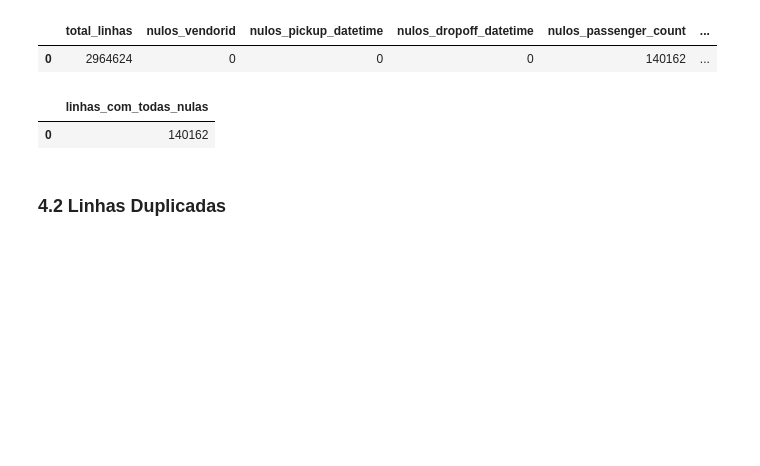
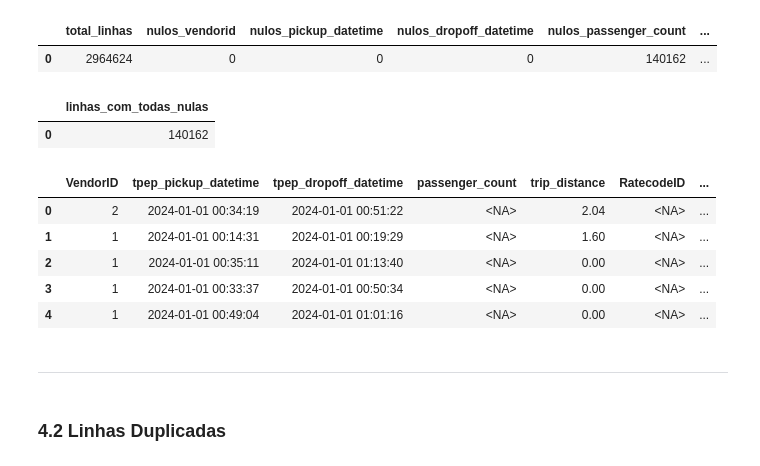
Before and after one commit to JohnnyFRL/led_taxi_elt, a Jupyter notebook: ipynb/elt_nyc_taxi.ipynb, the cells around one changed output. Saved outputs shown, nothing was run; the diff lists cells and outputs as text; code cells hidden in the pictures; blank space fills up the shorter version.

```diff
--- a/ipynb/elt_nyc_taxi.ipynb
+++ b/ipynb/elt_nyc_taxi.ipynb
@@ -159,6 +159,22 @@ con.execute("""
 # %% [output]
 |  | linhas_com_todas_nulas |
 | 0 | 140162 |
+# %%
+con.execute("""
+    SELECT *
+    FROM raw_yellow_tripdata
+    WHERE passenger_count IS NULL
+    LIMIT 5
+""").fetchdf()
+# %% [output]
+|  | VendorID | tpep_pickup_datetime | tpep_dropoff_datetime | passenger_count | trip_distance | RatecodeID | ... |
+| 0 | 2 | 2024-01-01 00:34:19 | 2024-01-01 00:51:22 | <NA> | 2.04 | <NA> | ... |
+| 1 | 1 | 2024-01-01 00:14:31 | 2024-01-01 00:19:29 | <NA> | 1.60 | <NA> | ... |
+| 2 | 1 | 2024-01-01 00:35:11 | 2024-01-01 01:13:40 | <NA> | 0.00 | <NA> | ... |
+| 3 | 1 | 2024-01-01 00:33:37 | 2024-01-01 00:50:34 | <NA> | 0.00 | <NA> | ... |
+| 4 | 1 | 2024-01-01 00:49:04 | 2024-01-01 01:01:16 | <NA> | 0.00 | <NA> | ... |
+# %% [markdown]
+----
 # %% [markdown]
 ### 4.2 Linhas Duplicadas
 # %%
```
Also changed, not shown: parts of 14 cells of this notebook, 2 other files.
